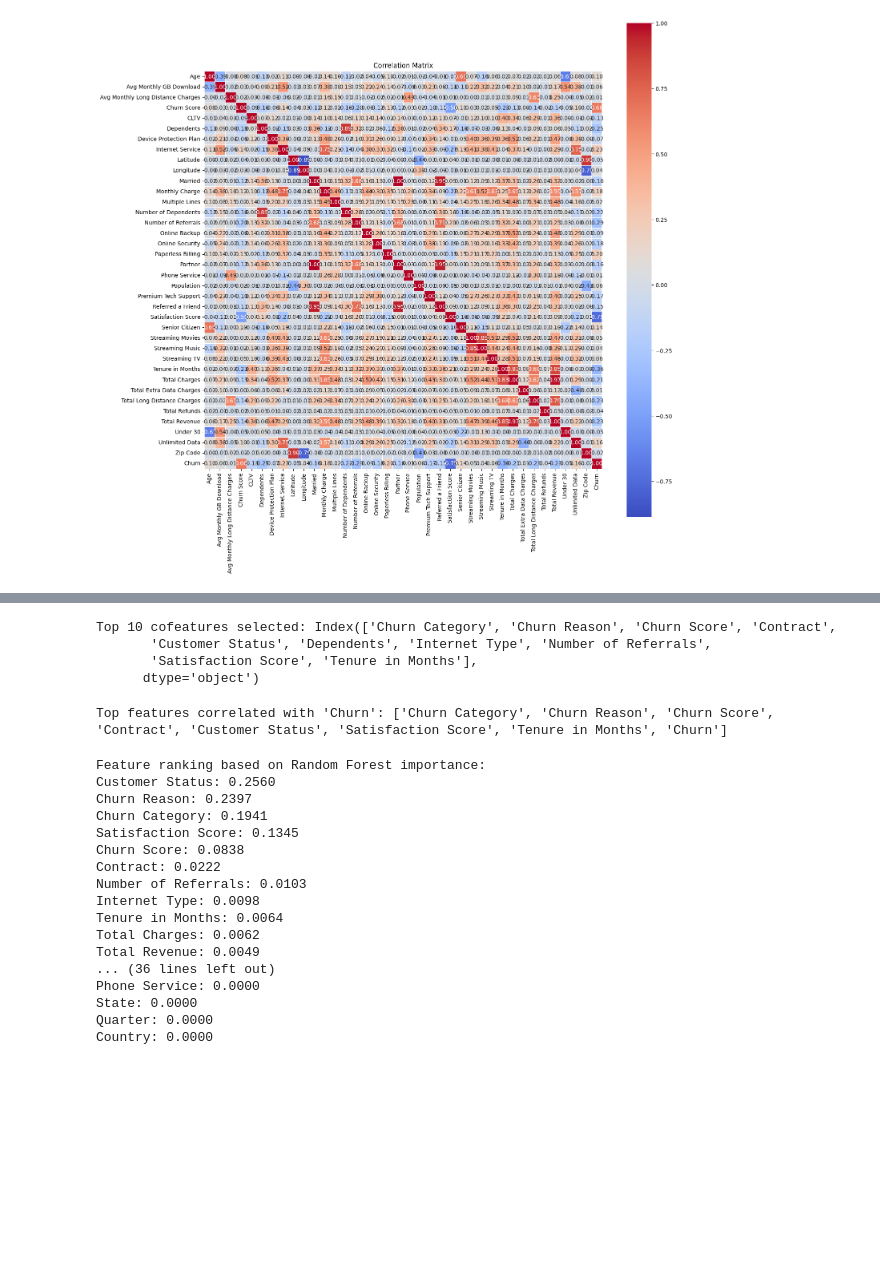
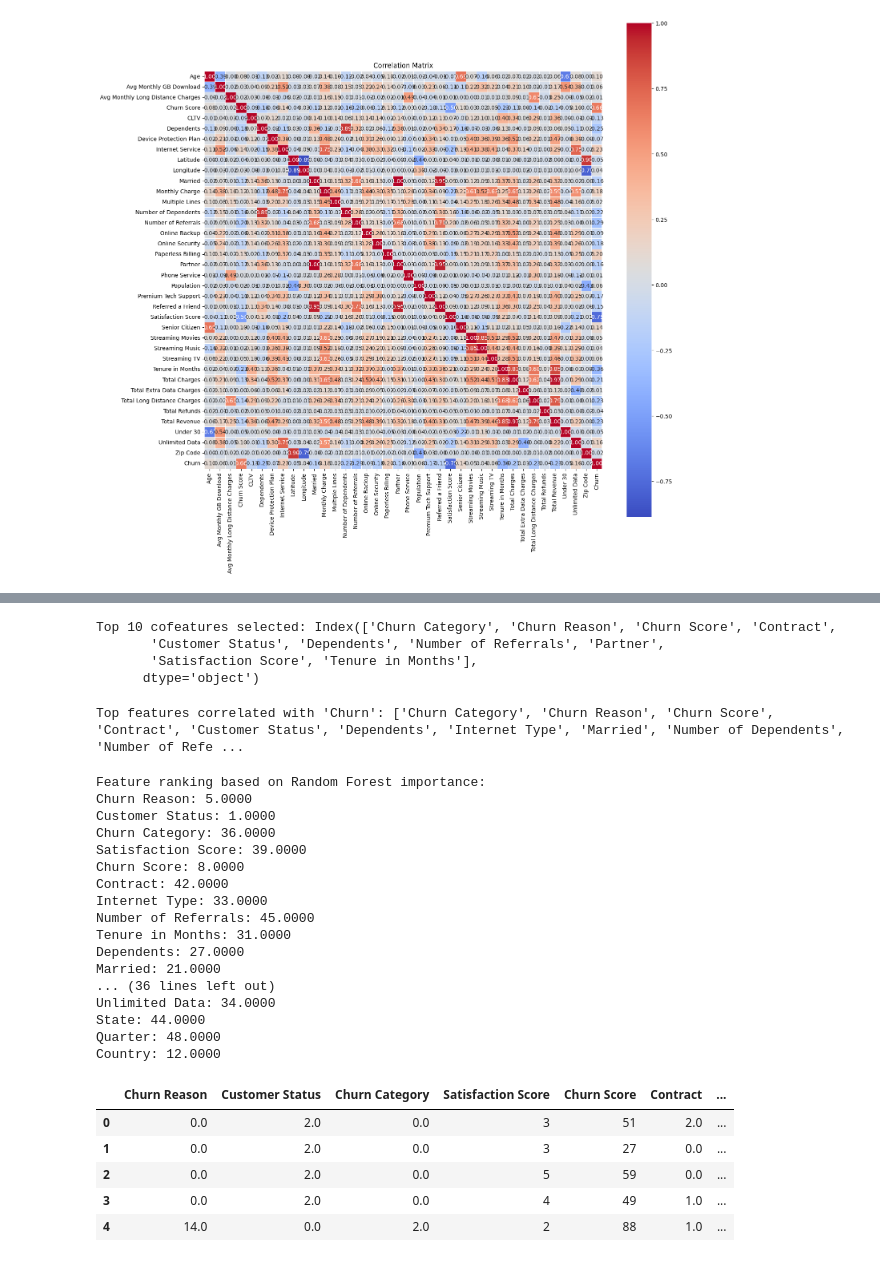
Before and after one commit to Mouaz-Ahmed-Alazazy/telco-customer-churn-project, a Jupyter notebook: Preprocess_blocks.ipynb, the cells around one changed output, grey strips where cells are left out. Cells and saved outputs as stored; diff of their text form; code cells hidden in the pictures; blank space fills up the shorter version.

```diff
--- a/Preprocess_blocks.ipynb
+++ b/Preprocess_blocks.ipynb
@@ -170,44 +149,57 @@ plt.show()
 # %%
 from sklearn.feature_selection import SelectKBest, f_classif
 selector = SelectKBest(score_func=f_classif, k=10)
-X_new = selector.fit_transform(df_encoded.drop('Churn', axis=1), df_encoded['Churn'])
-selected_features = df_encoded.drop('Churn', axis=1).columns[selector.get_support()]
+X_new = selector.fit_transform(df.drop('Churn', axis=1), df['Churn'])
+selected_features = df.drop('Churn', axis=1).columns[selector.get_support()]
 print("Top 10 cofeatures selected:", selected_features)
 # %% [output]
 Top 10 cofeatures selected: Index(['Churn Category', 'Churn Reason', 'Churn Score', 'Contract',
-       'Customer Status', 'Dependents', 'Internet Type', 'Number of Referrals',
+       'Customer Status', 'Dependents', 'Number of Referrals', 'Partner',
        'Satisfaction Score', 'Tenure in Months'],
       dtype='object')
 # %%
-corr_target = df_encoded.corr()['Churn'].abs()
+corr_target = df.corr()['Churn'].abs()
 top_features = corr_target[corr_target >= 0.30].index.tolist()
 print("Top features correlated with 'Churn':", top_features)
 # %% [output]
-Top features correlated with 'Churn': ['Churn Category', 'Churn Reason', 'Churn Score', 'Contract', 'Customer Status', 'Satisfaction Score', 'Tenure in Months', 'Churn']
+Top features correlated with 'Churn': ['Churn Category', 'Churn Reason', 'Churn Score', 'Contract', 'Customer Status', 'Dependents', 'Internet Type', 'Married', 'Number of Dependents', 'Number of Refe ...
 # %%
 from sklearn.ensemble import RandomForestClassifier
 model = RandomForestClassifier(random_state=42)
-model.fit(df_encoded.drop('Churn', axis=1), df_encoded['Churn'])
+model.fit(X, y)
 feature_importances = model.feature_importances_
 sorted_indices = feature_importances.argsort()[::-1]
+feature_importances = [index for index in sorted_indices]
 print("Feature ranking based on Random Forest importance:")
 for idx in sorted_indices:
-    print(f"{df_encoded.drop('Churn', axis=1).columns[idx]}: {feature_importances[idx]:.4f}")
+    print(f"{X.columns[idx]}: {feature_importances[idx]:.4f}")
 # %% [output]
 Feature ranking based on Random Forest importance:
-Customer Status: 0.2560
-Churn Reason: 0.2397
-Churn Category: 0.1941
-Satisfaction Score: 0.1345
-Churn Score: 0.0838
-Contract: 0.0222
-Number of Referrals: 0.0103
-Internet Type: 0.0098
-Tenure in Months: 0.0064
-Total Charges: 0.0062
-Total Revenue: 0.0049
+Churn Reason: 5.0000
+Customer Status: 1.0000
+Churn Category: 36.0000
+Satisfaction Score: 39.0000
+Churn Score: 8.0000
+Contract: 42.0000
+Internet Type: 33.0000
+Number of Referrals: 45.0000
+Tenure in Months: 31.0000
+Dependents: 27.0000
+Married: 21.0000
 ... (36 lines left out)
-Phone Service: 0.0000
-State: 0.0000
-Quarter: 0.0000
-Country: 0.0000
+Unlimited Data: 34.0000
+State: 44.0000
+Quarter: 48.0000
+Country: 12.0000
+# %%
+# Final Dataset after selecting important features
+final_features = X.columns[feature_importances[:10]]
+df_final = df[final_features.tolist() + ['Churn']]
+df_final.head()
+# %% [output]
+|  | Churn Reason | Customer Status | Churn Category | Satisfaction Score | Churn Score | Contract | ... |
+| 0 | 0.0 | 2.0 | 0.0 | 3 | 51 | 2.0 | ... |
+| 1 | 0.0 | 2.0 | 0.0 | 3 | 27 | 0.0 | ... |
+| 2 | 0.0 | 2.0 | 0.0 | 5 | 59 | 0.0 | ... |
+| 3 | 0.0 | 2.0 | 0.0 | 4 | 49 | 1.0 | ... |
+| 4 | 14.0 | 0.0 | 2.0 | 2 | 88 | 1.0 | ... |
```
Also changed, not shown: parts of 11 cells of this notebook, 2 other files.
